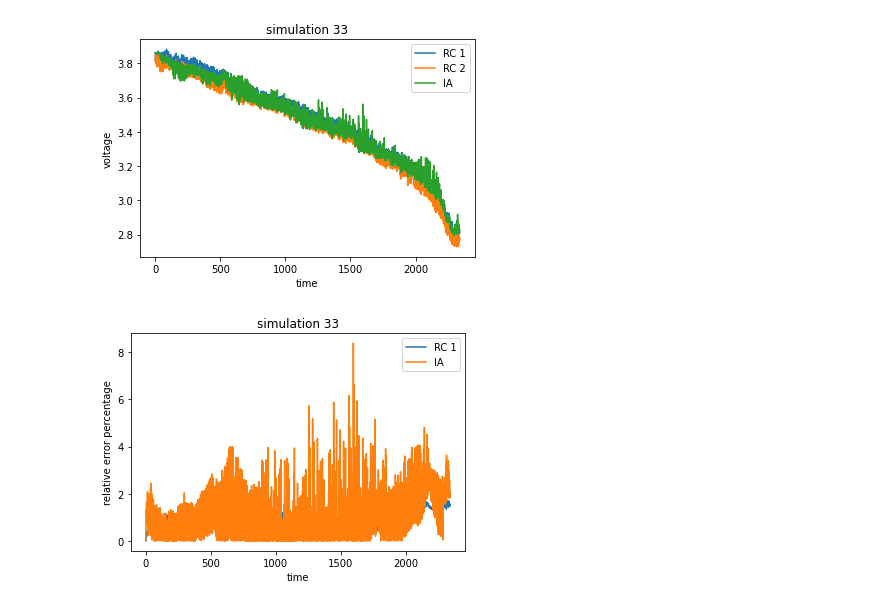
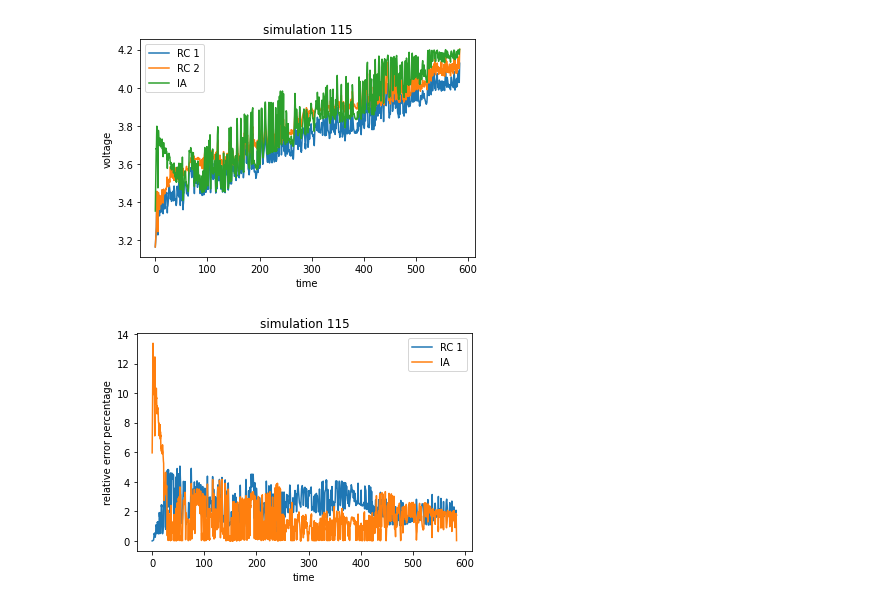
Before and after one commit to rmslm/battery-voltage, a Jupyter notebook: battery_voltage_estimation.ipynb, the cells around one changed output. Saved outputs shown, nothing was run; the diff lists cells and outputs as text; code cells hidden in the pictures.

```diff
--- a/battery_voltage_estimation.ipynb
+++ b/battery_voltage_estimation.ipynb
@@ -159,8 +159,7 @@ class MLP(pl.LightningModule):
         x, y = batch
         y_hat = self.layers(x)
         loss = self.loss(y_hat, y)
-        result = pl.EvalResult()
-        self.log('test_loss', loss)
+        self.log('train_loss', loss)
         return loss
 
     def predict_step(self, batch, batch_idx, dataloader_idx=0):
@@ -203,7 +229,7 @@ trainer.fit(model, dataModule)
 # %%
-simnulation_number = 34
+simnulation_number = 114
 
-src = os.path.join(os.path.abspath(os.getcwd()), f"dataset_battery_voltage/subset_test_sim{simnulation_number-1}.csv")
+src = os.path.join(os.path.abspath(os.getcwd()), f"dataset_battery_voltage/subset_test_sim{simnulation_number}.csv")
 data_test = pd.read_csv(src)
 
 X_pred = data_test[ X_input ]
@@ -216,7 +242,7 @@ X_pred = X_scaler.fit_transform(X_pred)
 y_pred = y_scaler.fit_transform(y_pred)
 
 
-model = MLP.load_from_checkpoint(str(list(Path('./temp/').glob(f'fold_test.ckpt'))[0]))
+model = MLP.load_from_checkpoint(str(list(Path('./temp/').glob(f'fold_test-v4.ckpt'))[0]))
 model.eval()
 
 prediction = list()
@@ -229,14 +255,14 @@ with torch.no_grad():
 # %%
 plt.plot(data_test["time_rc1"], data_test["voltage_rc1"])
 plt.plot(data_test["time_rc1"], data_test["voltage_rc2"])
 plt.plot(data_test["time_rc1"], prediction)
 plt.ylabel('voltage')
 plt.xlabel('time')
 plt.legend(['RC 1', 'RC 2', 'IA'])
-plt.title(f'simulation {simnulation_number-1}')
+plt.title(f'simulation {simnulation_number+1}')
 plt.show()
 # %% [output]
-[figure, old version]
+[figure, new version]
 # %%
 plt.plot(data_test["time_rc1"],
         (data_test["voltage_rc1"] - data_test["voltage_rc2"]).abs() / data_test["voltage_rc2"] * 100)
@@ -246,10 +272,10 @@ plt.plot(data_test["time_rc1"],
 plt.ylabel('relative error percentage')
 plt.xlabel('time')
 plt.legend(['RC 1', 'IA'])
-plt.title(f'simulation {simnulation_number-1}')
+plt.title(f'simulation {simnulation_number+1}')
 plt.show()
 # %% [output]
-[figure, old version]
+[figure, new version]
 # %%
 for i, pred in enumerate(preds):
     if i == 0:
```
Also changed, not shown: parts of 2 cells of this notebook.
